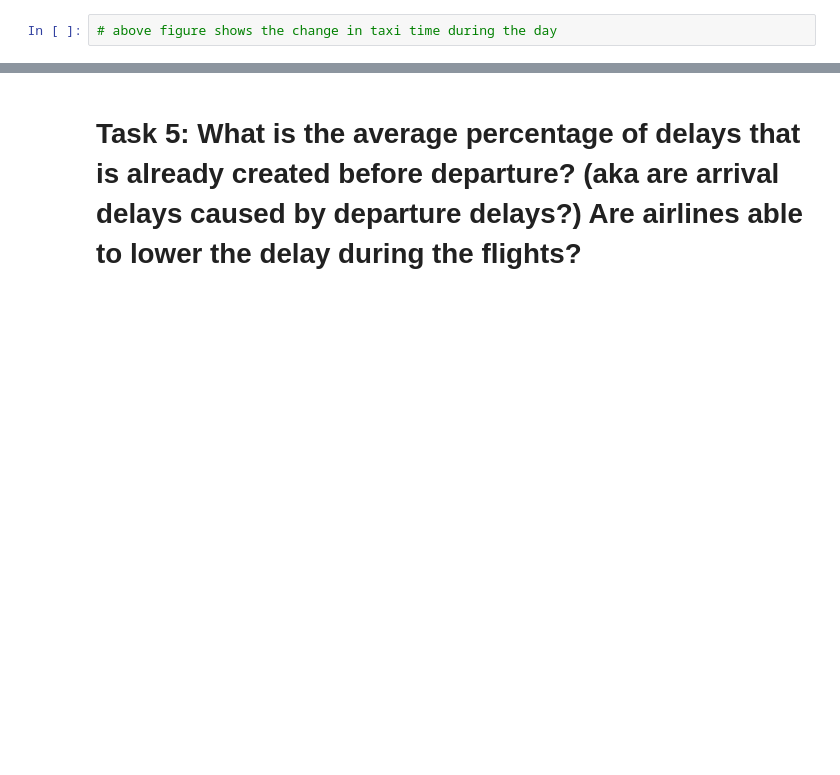
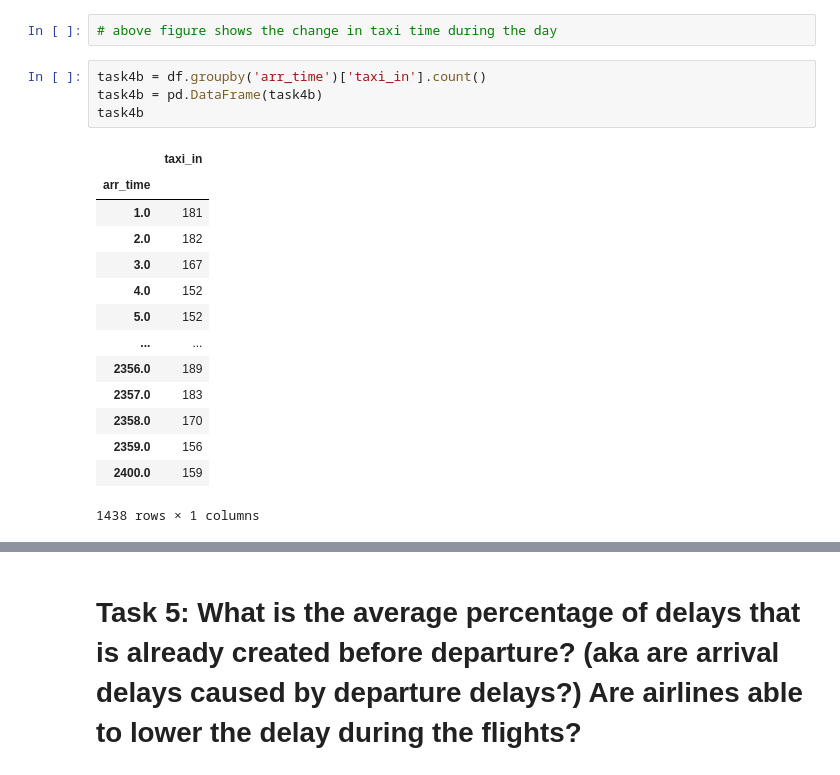
Before and after one commit to ChunkeyMunkey/SL-Flight-Delay, a Jupyter notebook: data_exploration.ipynb, the cells around one changed output, grey strips where cells are left out. Cells and saved outputs as stored; diff of their text form; blank space fills up the shorter version.

```diff
--- a/data_exploration.ipynb
+++ b/data_exploration.ipynb
@@ -79,4 +95,23 @@ sns.scatterplot(task4a.index, task4a.taxi_out)
 [figure]
 # %%
 # above figure shows the change in taxi time during the day
+# %%
+task4b = df.groupby('arr_time')['taxi_in'].count()
+task4b = pd.DataFrame(task4b)
+task4b
+# %% [output]
+|  | taxi_in |
+| arr_time |  |
+| 1.0 | 181 |
+| 2.0 | 182 |
+| 3.0 | 167 |
+| 4.0 | 152 |
+| 5.0 | 152 |
+| ... | ... |
+| 2356.0 | 189 |
+| 2357.0 | 183 |
+| 2358.0 | 170 |
+| 2359.0 | 156 |
+| 2400.0 | 159 |
+1438 rows × 1 columns
 # %%
```
Also changed, not shown: parts of 33 cells of this notebook.
